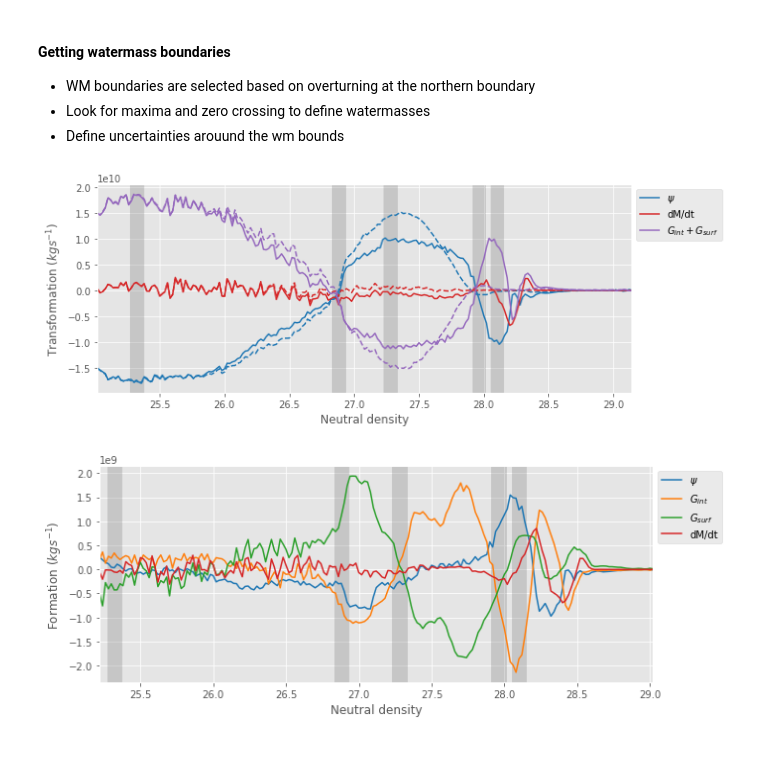
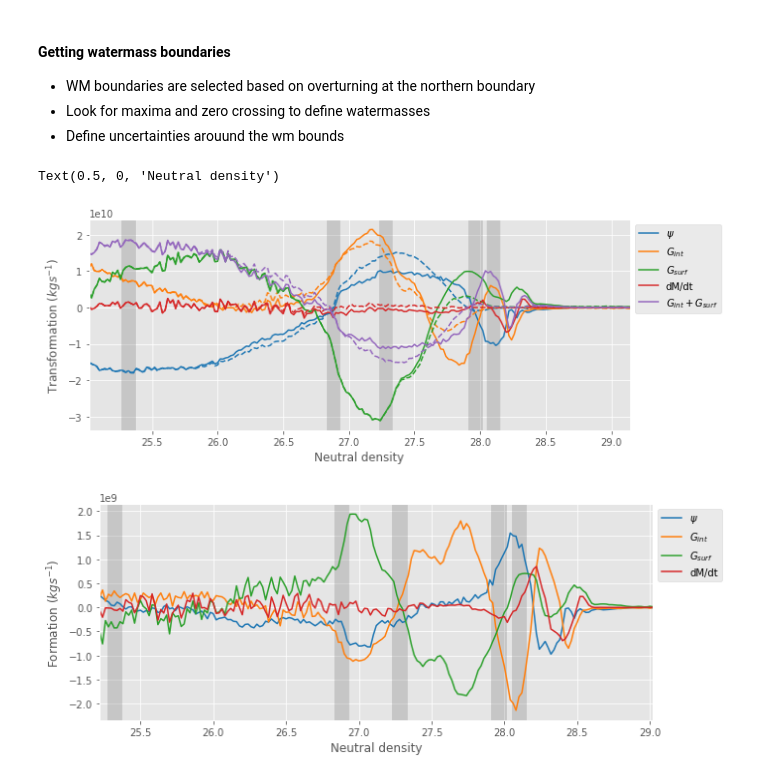
Before and after one commit to gmacgilchrist/so_decadal_variability, a Jupyter notebook: notebooks/ECCOv4r4/draw_ucdw.ipynb, the cells around one changed output. Drawn from its saved outputs; the diff is of its cells as text; code cells hidden in the pictures; blank space fills up the shorter version.

```diff
--- a/notebooks/ECCOv4r4/draw_ucdw.ipynb
+++ b/notebooks/ECCOv4r4/draw_ucdw.ipynb
@@ -61,29 +61,30 @@ dr = 0.1
 # %%
 # Plot time-mean watermass transformation
 fig,ax = plt.subplots(figsize=(10,4))
-for term in terms_abbr:
+for term in terms:
     for region in regions:
         if region=='all':
             label=names[term]
         else:
             label=None
         ax.plot(ds[region]['gamma_n'],ds[region][term].mean('time'),
                 label=label,color=colors[term],linestyle=linestyles[region])
 # ax.invert_yaxis()
 ax.autoscale(enable=True, axis='x', tight=True)
 ax.legend(loc='upper left', bbox_to_anchor=(1, 1))
 ylim = ax.get_ylim()
 for b in bounds:
     p = plt.Rectangle((b-dr/2,ylim[0]),
                       dr,np.diff(ylim),color='gray',alpha=0.3)
     ax.add_patch(p)
 ax.autoscale(enable=True, axis='y', tight=True)
 ax.set_ylabel('Transformation ($kgs^{-1}$)')
 ax.set_xlabel('Neutral density')
 
-fig.savefig('../../figures/ECCO_wmt_timemean_abbr.png',dpi=300,)
+# fig.savefig('../../figures/ECCO_wmt_timemean.png',dpi=300,)
 # %% [output]
+Text(0.5, 0, 'Neutral density')
-[figure, old version]
+[figure, new version]
 # %%
 # Plot time-mean watermass formation
 fig,ax = plt.subplots(figsize=(10,4))
```
Also changed, not shown: parts of 4 cells of this notebook, 5 other files.
